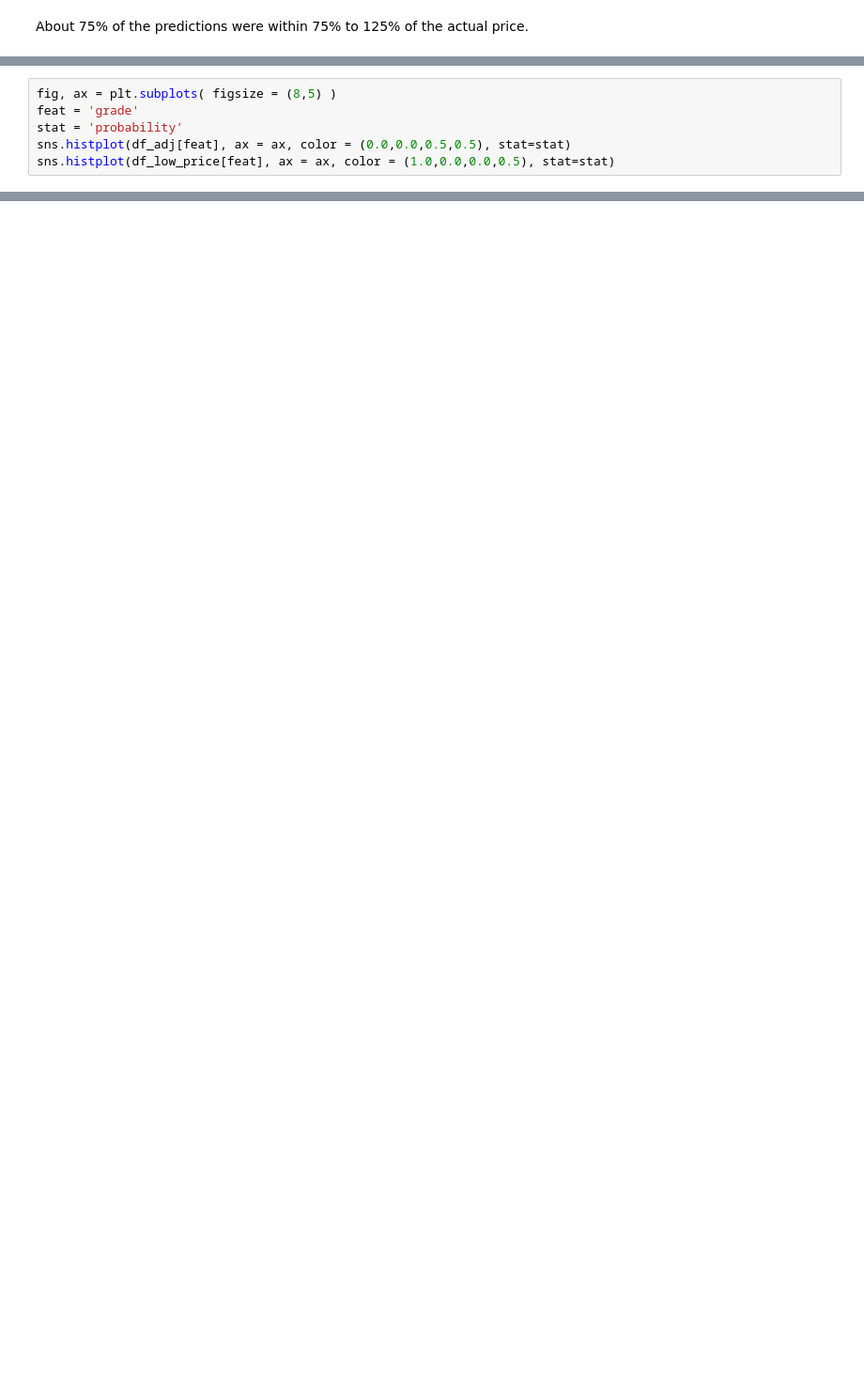
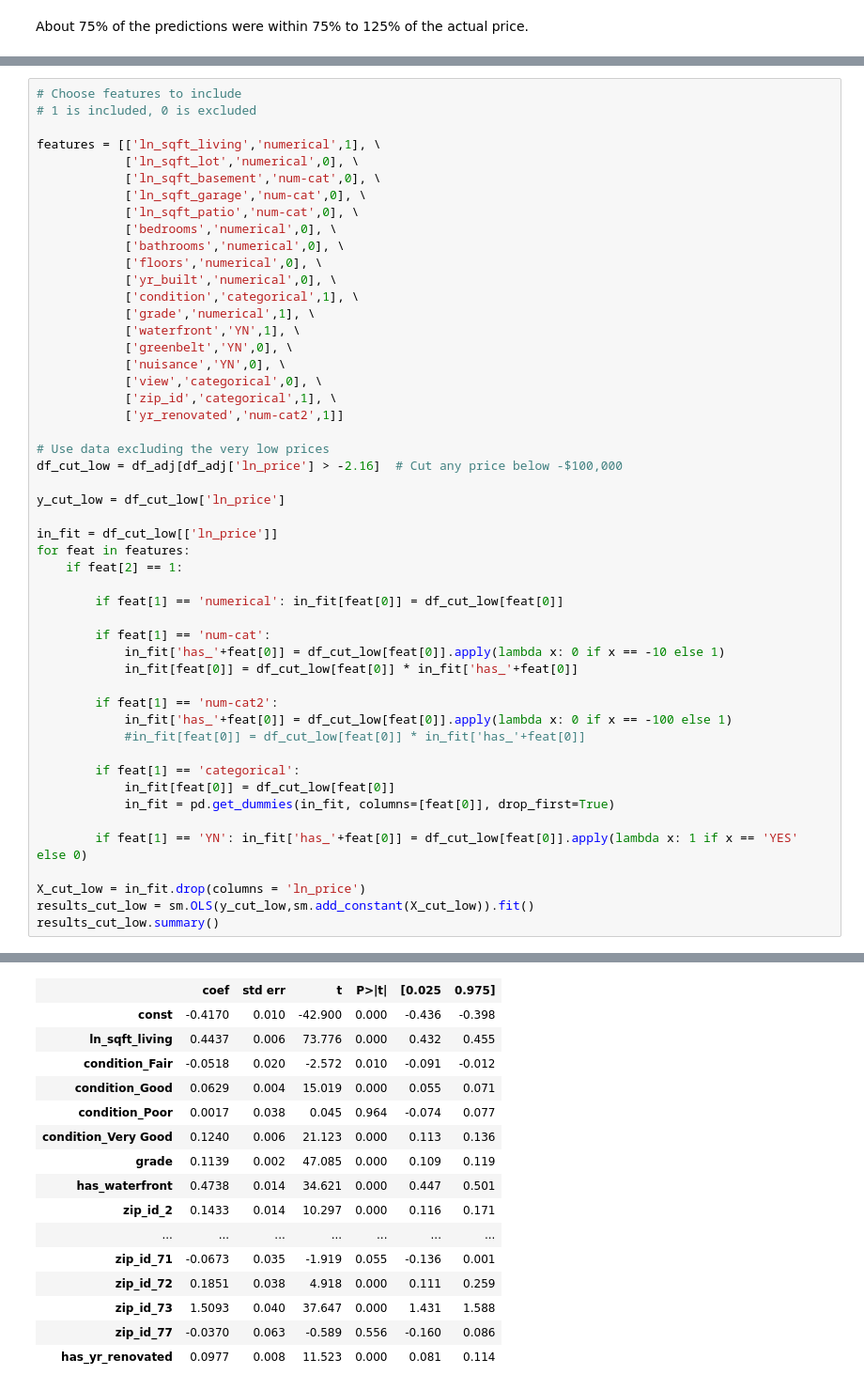
Before and after one commit to daviderics/KC-House-Sales-Phase-2-Project, a Jupyter notebook: student.ipynb, the cells around one changed output, grey strips where cells are left out. Shown at 94% size. Saved outputs shown, nothing was run; the diff lists cells and outputs as text; blank space fills up the shorter version.

```diff
--- a/student.ipynb
+++ b/student.ipynb
@@ -1872,6 +1733,0 @@ df_adj.describe()
-# %%
-fig, ax = plt.subplots( figsize = (8,5) )
-feat = 'grade'
-stat = 'probability'
-sns.histplot(df_adj[feat], ax = ax, color = (0.0,0.0,0.5,0.5), stat=stat)
-sns.histplot(df_low_price[feat], ax = ax, color = (1.0,0.0,0.0,0.5), stat=stat)
@@ -1905,0 +1739,51 @@ print(sum( (df_adj[x_feat] < 0) & (df_adj[y_feat] < 0))/len( df_adj ))
+# %%
+# Choose features to include
+# 1 is included, 0 is excluded
+
+features = [['ln_sqft_living','numerical',1], \
+            ['ln_sqft_lot','numerical',0], \
+            ['ln_sqft_basement','num-cat',0], \
+            ['ln_sqft_garage','num-cat',0], \
+            ['ln_sqft_patio','num-cat',0], \
+            ['bedrooms','numerical',0], \
+            ['bathrooms','numerical',0], \
+            ['floors','numerical',0], \
+            ['yr_built','numerical',0], \
+            ['condition','categorical',1], \
+            ['grade','numerical',1], \
+            ['waterfront','YN',1], \
+            ['greenbelt','YN',0], \
+            ['nuisance','YN',0], \
+            ['view','categorical',0], \
+            ['zip_id','categorical',1], \
+            ['yr_renovated','num-cat2',1]]
+
+# Use data excluding the very low prices
+df_cut_low = df_adj[df_adj['ln_price'] > -2.16]  # Cut any price below -$100,000
+
+y_cut_low = df_cut_low['ln_price']
+
+in_fit = df_cut_low[['ln_price']]
+for feat in features:
+    if feat[2] == 1:
+
+        if feat[1] == 'numerical': in_fit[feat[0]] = df_cut_low[feat[0]]
+
+        if feat[1] == 'num-cat':
+            in_fit['has_'+feat[0]] = df_cut_low[feat[0]].apply(lambda x: 0 if x == -10 else 1)
+            in_fit[feat[0]] = df_cut_low[feat[0]] * in_fit['has_'+feat[0]]
+
+        if feat[1] == 'num-cat2':
+            in_fit['has_'+feat[0]] = df_cut_low[feat[0]].apply(lambda x: 0 if x == -100 else 1)
+            #in_fit[feat[0]] = df_cut_low[feat[0]] * in_fit['has_'+feat[0]]
+
+        if feat[1] == 'categorical':
+            in_fit[feat[0]] = df_cut_low[feat[0]]
+            in_fit = pd.get_dummies(in_fit, columns=[feat[0]], drop_first=True)
+
+        if feat[1] == 'YN': in_fit['has_'+feat[0]] = df_cut_low[feat[0]].apply(lambda x: 1 if x == 'YES' else 0)
+
+X_cut_low = in_fit.drop(columns = 'ln_price')
+results_cut_low = sm.OLS(y_cut_low,sm.add_constant(X_cut_low)).fit()
+results_cut_low.summary()
+# %% [output]
@@ -1905,0 +1810,16 @@ print(sum( (df_adj[x_feat] < 0) & (df_adj[y_feat] < 0))/len( df_adj ))
+|  | coef | std err | t | P>|t| | [0.025 | 0.975] |
+| const | -0.4170 | 0.010 | -42.900 | 0.000 | -0.436 | -0.398 |
+| ln_sqft_living | 0.4437 | 0.006 | 73.776 | 0.000 | 0.432 | 0.455 |
+| condition_Fair | -0.0518 | 0.020 | -2.572 | 0.010 | -0.091 | -0.012 |
+| condition_Good | 0.0629 | 0.004 | 15.019 | 0.000 | 0.055 | 0.071 |
+| condition_Poor | 0.0017 | 0.038 | 0.045 | 0.964 | -0.074 | 0.077 |
+| condition_Very Good | 0.1240 | 0.006 | 21.123 | 0.000 | 0.113 | 0.136 |
+| grade | 0.1139 | 0.002 | 47.085 | 0.000 | 0.109 | 0.119 |
+| has_waterfront | 0.4738 | 0.014 | 34.621 | 0.000 | 0.447 | 0.501 |
+| zip_id_2 | 0.1433 | 0.014 | 10.297 | 0.000 | 0.116 | 0.171 |
+| ... | ... | ... | ... | ... | ... | ... |
+| zip_id_71 | -0.0673 | 0.035 | -1.919 | 0.055 | -0.136 | 0.001 |
+| zip_id_72 | 0.1851 | 0.038 | 4.918 | 0.000 | 0.111 | 0.259 |
+| zip_id_73 | 1.5093 | 0.040 | 37.647 | 0.000 | 1.431 | 1.588 |
+| zip_id_77 | -0.0370 | 0.063 | -0.589 | 0.556 | -0.160 | 0.086 |
+| has_yr_renovated | 0.0977 | 0.008 | 11.523 | 0.000 | 0.081 | 0.114 |
```
Also changed, not shown: parts of 33 cells of this notebook.
